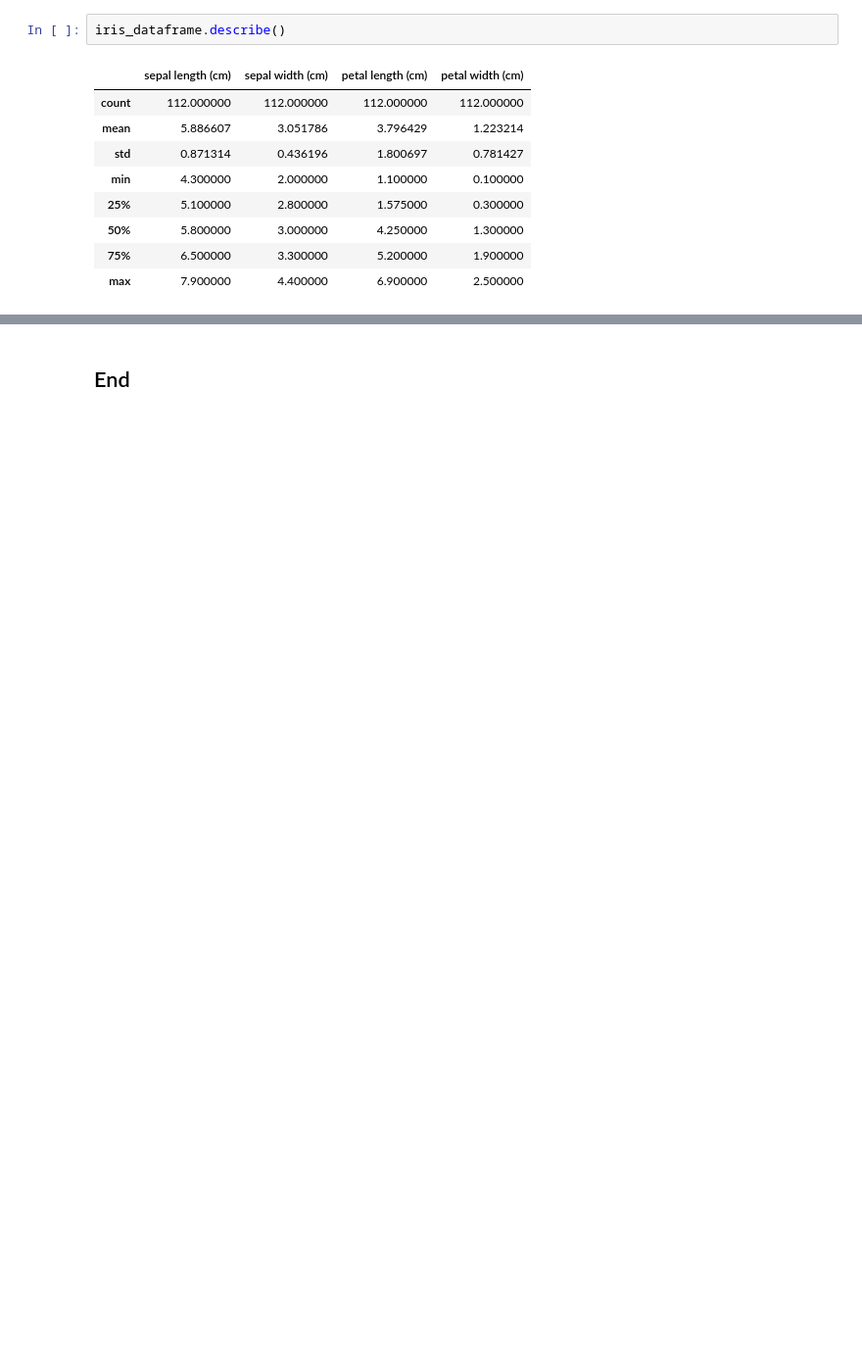
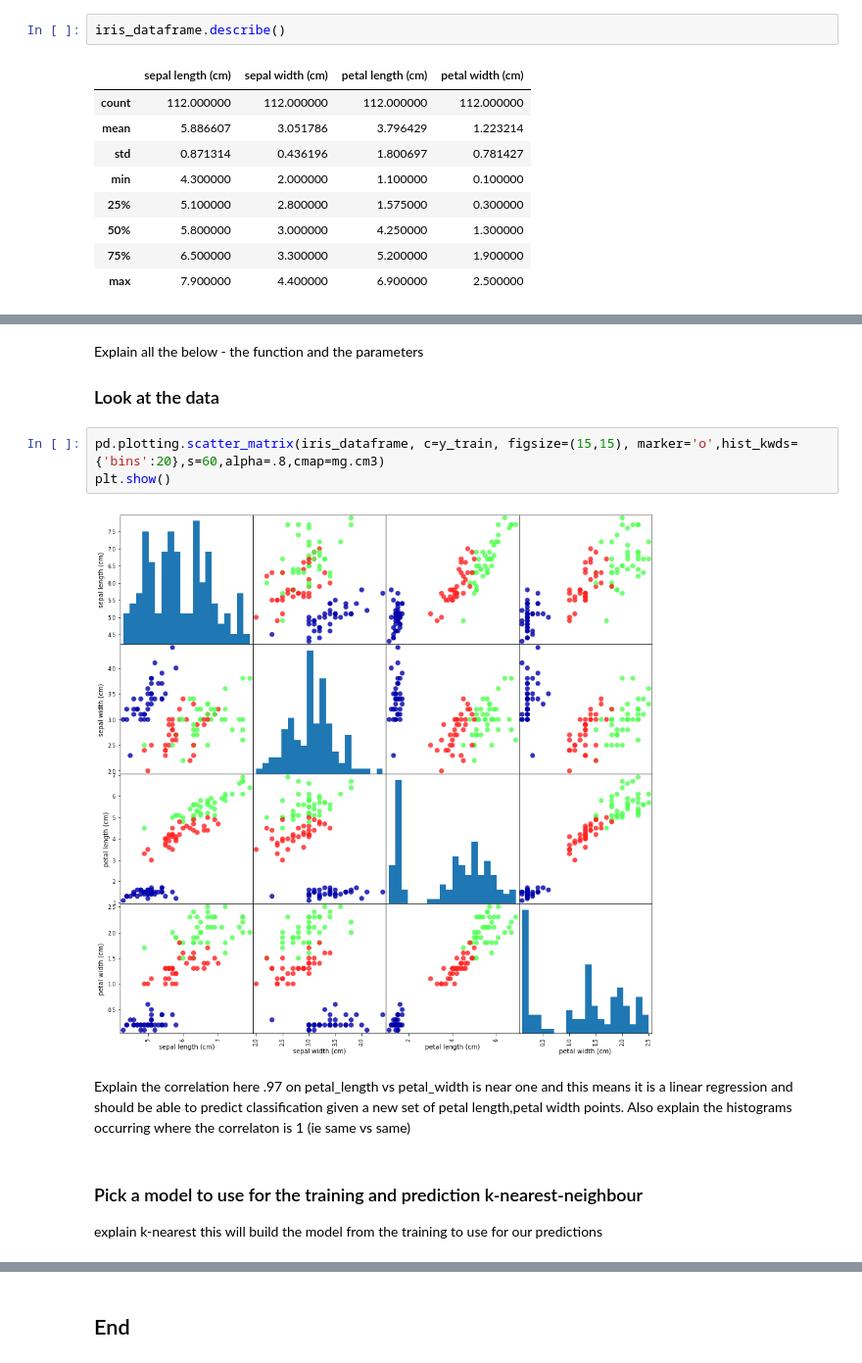
Before and after one commit to MarkJParry/MLS, a Jupyter notebook: scikit-learn.ipynb, the cells around one changed output, grey strips where cells are left out. Shown: that part at 98% size. Saved outputs shown, nothing was run; the diff lists cells and outputs as text; blank space fills up the shorter version.

Commit message:
added k-nearestNeighbor and ran training and predicting

```diff
--- a/scikit-learn.ipynb
+++ b/scikit-learn.ipynb
@@ -97,0 +117,14 @@ iris_dataframe.describe()
+# %% [markdown]
+Explain all the below - the function and the parameters
+### Look at the data
+# %%
+pd.plotting.scatter_matrix(iris_dataframe, c=y_train, figsize=(15,15), marker='o',hist_kwds={'bins':20},s=60,alpha=.8,cmap=mg.cm3)
+plt.show()
+# %% [output]
+[figure, added]
+# %% [markdown]
+Explain the correlation here .97 on petal_length vs petal_width is near one and this means it is a linear regression and should be able to predict classification given a new set of petal length,petal width points. Also explain the histograms occurring where the correlaton is 1 (ie same vs same)
+# %% [markdown]
+### Pick a model to use for the training and prediction k-nearest-neighbour
+explain k-nearest
+this will build the model from the training to use for our predictions
```
Also changed, not shown: parts of 18 cells of this notebook.
